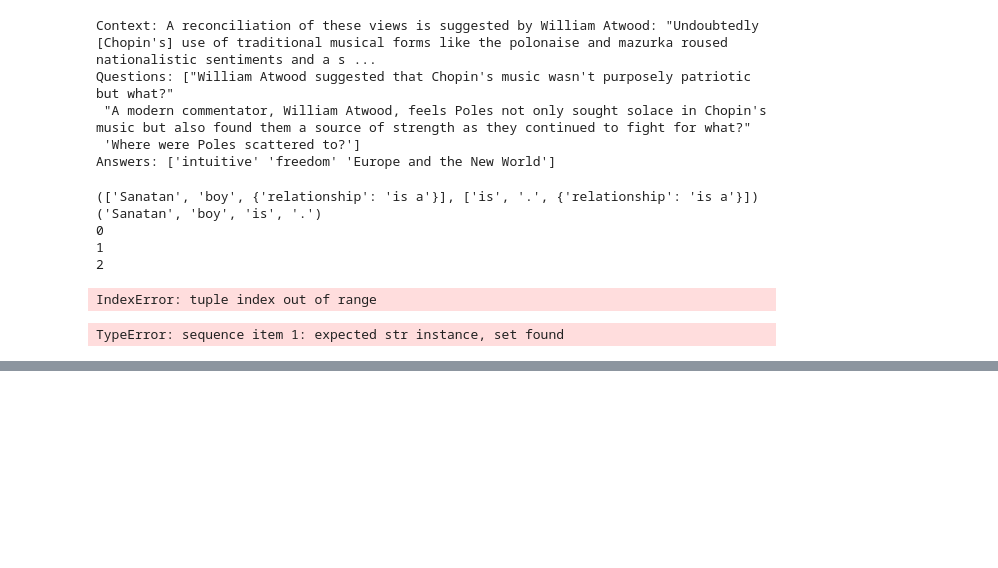
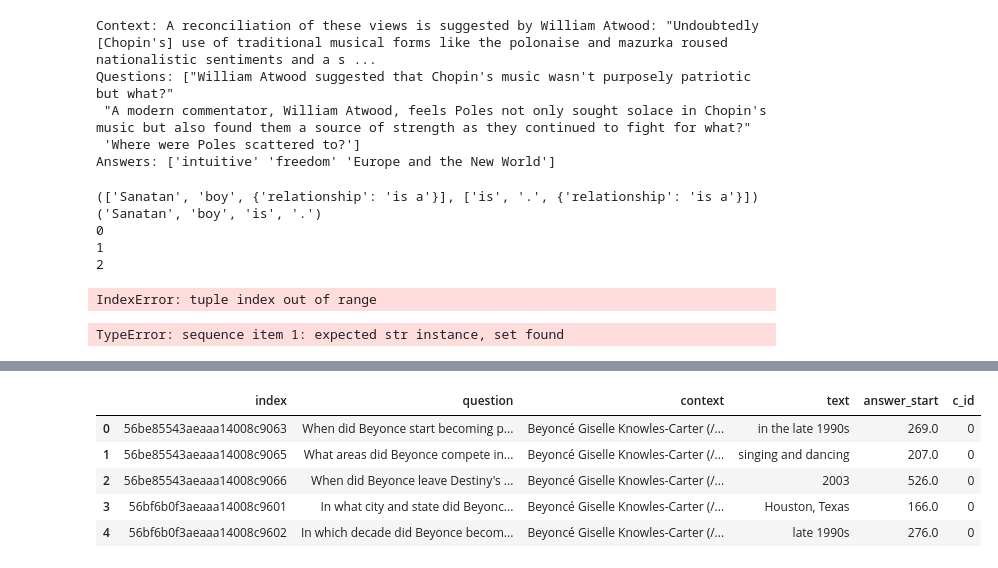
Before and after one commit to sanatankafle12/Major-Project, a Jupyter notebook: src/practice.ipynb, the cells around one changed output, grey strips where cells are left out. Drawn from its saved outputs; the diff is of its cells as text; code cells hidden in the pictures; blank space fills up the shorter version.

```diff
--- a/src/practice.ipynb
+++ b/src/practice.ipynb
@@ -828,0 +1039,12 @@ ERROR: No matching distribution found for rouge
+# %%
+train = pd.read_csv('../dataset/train.csv')
+dev = pd.read_csv('../dataset/dev.csv')
+# %%
+train.head(5)
+# %% [output]
+|  | index | question | context | text | answer_start | c_id |
+| 0 | 56be85543aeaaa14008c9063 | When did Beyonce start becoming p... | Beyoncé Giselle Knowles-Carter (/... | in the late 1990s | 269.0 | 0 |
+| 1 | 56be85543aeaaa14008c9065 | What areas did Beyonce compete in... | Beyoncé Giselle Knowles-Carter (/... | singing and dancing | 207.0 | 0 |
+| 2 | 56be85543aeaaa14008c9066 | When did Beyonce leave Destiny's ... | Beyoncé Giselle Knowles-Carter (/... | 2003 | 526.0 | 0 |
+| 3 | 56bf6b0f3aeaaa14008c9601 | In what city and state did Beyonc... | Beyoncé Giselle Knowles-Carter (/... | Houston, Texas | 166.0 | 0 |
+| 4 | 56bf6b0f3aeaaa14008c9602 | In which decade did Beyonce becom... | Beyoncé Giselle Knowles-Carter (/... | late 1990s | 276.0 | 0 |
```
Also changed, not shown: parts of 14 cells of this notebook, 5 other files.
